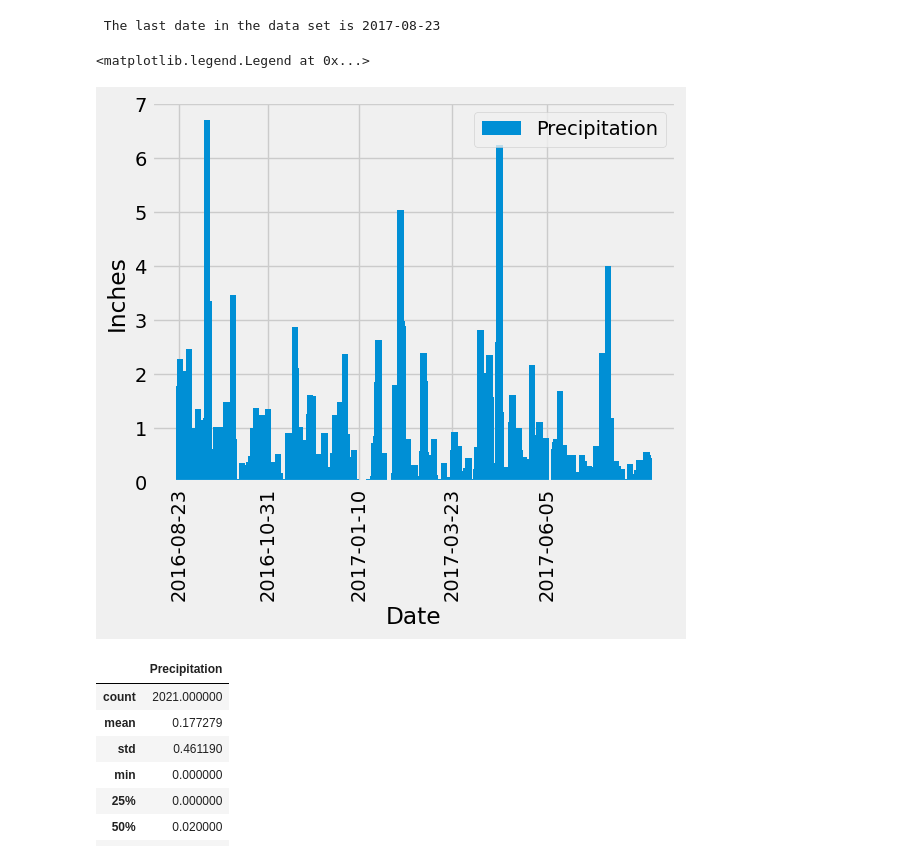
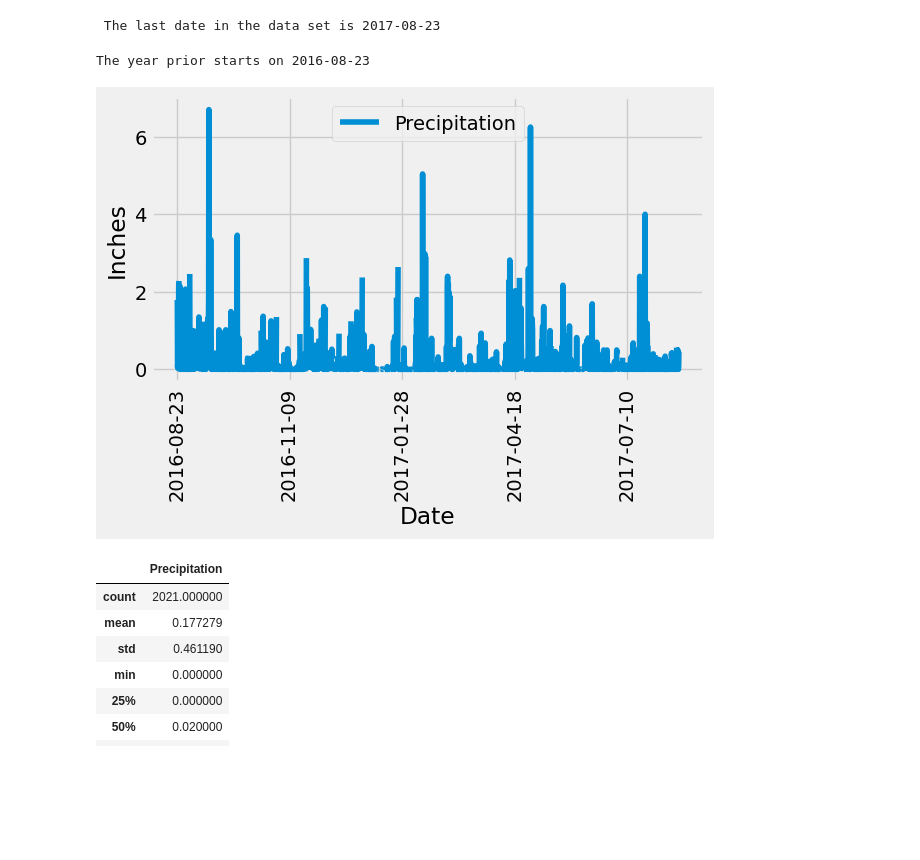
Before and after one commit to johbry17/10-sqlalchemy-challenge, a Jupyter notebook: climate.ipynb, the cells around one changed output. Cells and saved outputs as stored; diff of their text form; code cells hidden in the pictures; blank space fills up the shorter version.

```diff
--- a/climate.ipynb
+++ b/climate.ipynb
@@ -52,53 +50,53 @@ print(f" The last date in the data set is {_}")
 
 # Calculate the date one year from the last date in data set.
 year_prior = dt.date(2017, 8, 23) - dt.timedelta(days=365)
-
+print(f"The year prior starts on {year_prior}")
 """
 Note that year_prior remains unused. For some reason, the module instructions say:
 'Create a query that collects only the date and precipitation for the last year of data...
 ...without passing the date as a variable (4 points)'
 Without that requirement, I would write the code this way:
 
-_ = s.query(Measurement.date, Measurement.prcp).filter(Measurement.date >= year_prior).all()
+q = s.query(Measurement.date, Measurement.prcp).filter(Measurement.date >= year_prior).all()
 
-Instead, see immediately following:
+Instead, see immediately following complicated monstrosity:
 """
 
 # Perform a query to retrieve the data and precipitation scores
-_ = (
+q = (
     s.query(Measurement.date, Measurement.prcp)
     .filter(
         Measurement.date
         >= (
             dt.datetime.strptime(
                 s.query(func.max(Measurement.date)).scalar(), "%Y-%m-%d"
             ).date()
             - dt.timedelta(days=365)
         )
     )
     .all()
 )
 
 # Save the query results as a Pandas DataFrame. Explicitly set the column names
-rain_df = pd.DataFrame(_, columns=["Date", "Precipitation"])
+df = pd.DataFrame(q, columns=["Date", "Precipitation"])
 
 # Sort the dataframe by date
-rain_df = rain_df.sort_values(by="Date")
+df = df.sort_values(by="Date")
 
 # Use Pandas Plotting with Matplotlib to plot the data
+df.plot(x="Date", y="Precipitation", rot=90)
 
-# rain_df.plot('Date', 'Precipitation', width=6)
-plt.bar(rain_df.Date, rain_df.Precipitation, width=5)
+# formatting
 plt.ylabel("Inches")
 plt.xlabel("Date")
 plt.tight_layout()
-ticks = [
-    rain_df.Date.iloc[int(len(rain_df) * tick / 100)] for tick in [0, 20, 40, 60, 80]
-]
-plt.xticks(ticks, rotation=90)
 plt.legend(["Precipitation"], loc="best")
+
+# save figure for Readme
+plt.savefig("Images/precipitation.png")
+plt.show()
 # %% [output]
-<matplotlib.legend.Legend at 0x...>
+The year prior starts on 2016-08-23
-[figure, old version]
+[figure, new version]
 # %%
 # Use Pandas to calculate the summary statistics for the precipitation data
```
Also changed, not shown: parts of 7 cells of this notebook, 4 other files.
